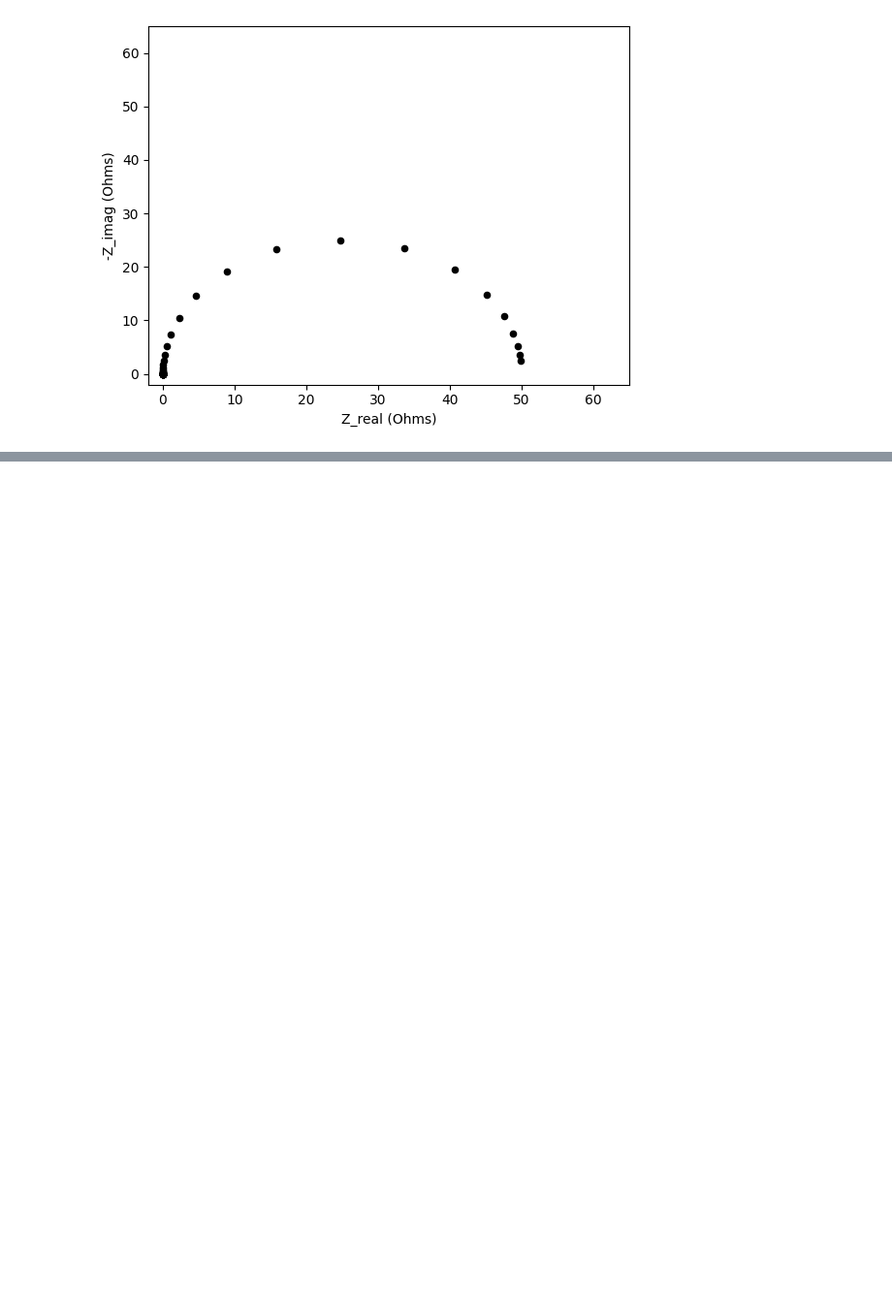
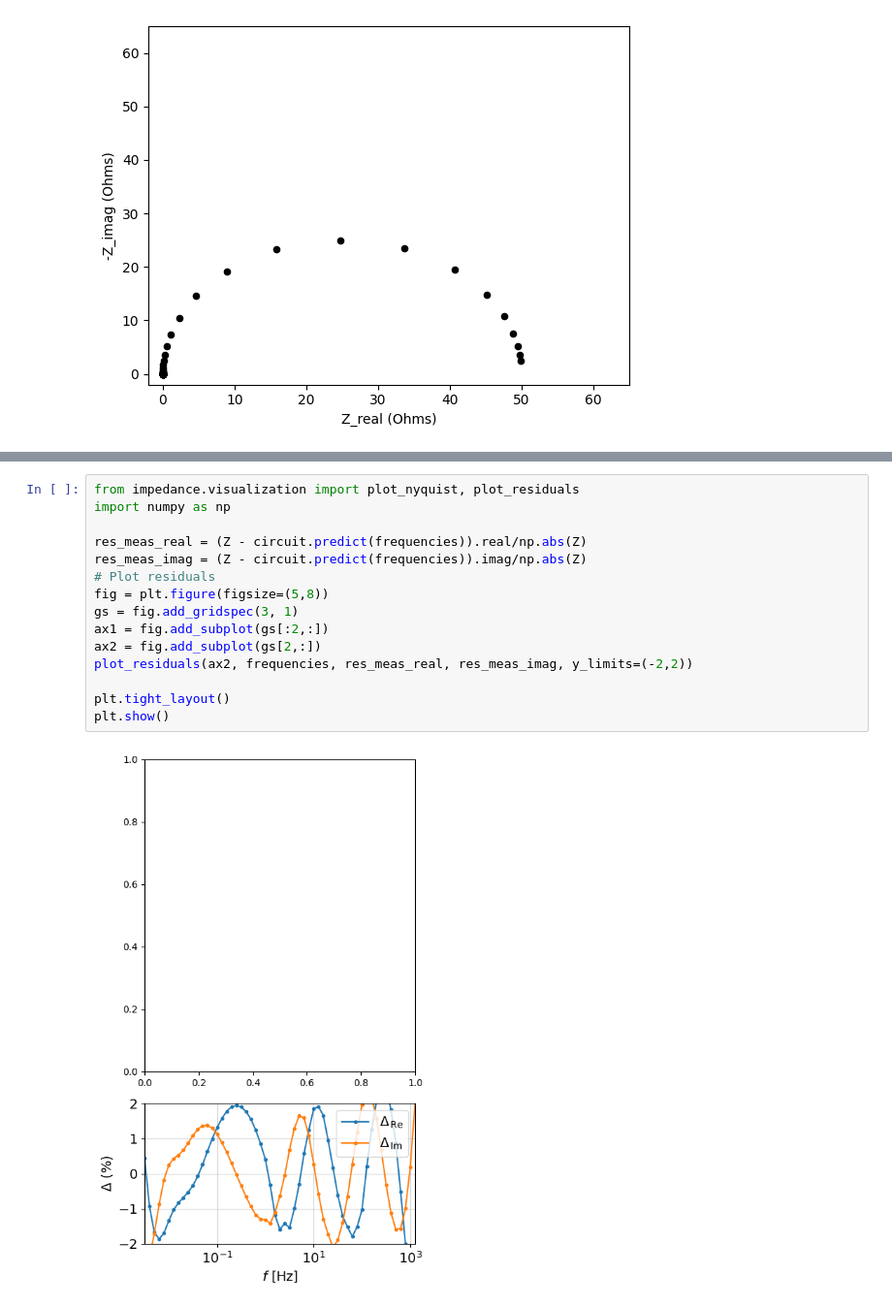
Before and after one commit to wesleykchang/Spring-2024-MEMT680, a Jupyter notebook: Spring 2024 MEMT680/Session-8.ipynb, the cells around one changed output, grey strips where cells are left out. Shown at 97% size. Saved outputs shown, nothing was run; the diff lists cells and outputs as text; blank space fills up the shorter version.

```diff
--- a/Spring 2024 MEMT680/Session-8.ipynb
+++ b/Spring 2024 MEMT680/Session-8.ipynb
@@ -66 +123,18 @@ plt.show()
+# %%
+from impedance.visualization import plot_nyquist, plot_residuals
+import numpy as np
+
+res_meas_real = (Z - circuit.predict(frequencies)).real/np.abs(Z)
+res_meas_imag = (Z - circuit.predict(frequencies)).imag/np.abs(Z)
+# Plot residuals
+fig = plt.figure(figsize=(5,8))
+gs = fig.add_gridspec(3, 1)
+ax1 = fig.add_subplot(gs[:2,:])
+ax2 = fig.add_subplot(gs[2,:])
+plot_residuals(ax2, frequencies, res_meas_real, res_meas_imag, y_limits=(-2,2))
+
+plt.tight_layout()
+plt.show()
+# %% [output]
+[figure, added]
 # %% [markdown]
```
Also changed, not shown: parts of 4 cells of this notebook, 4 other files.
